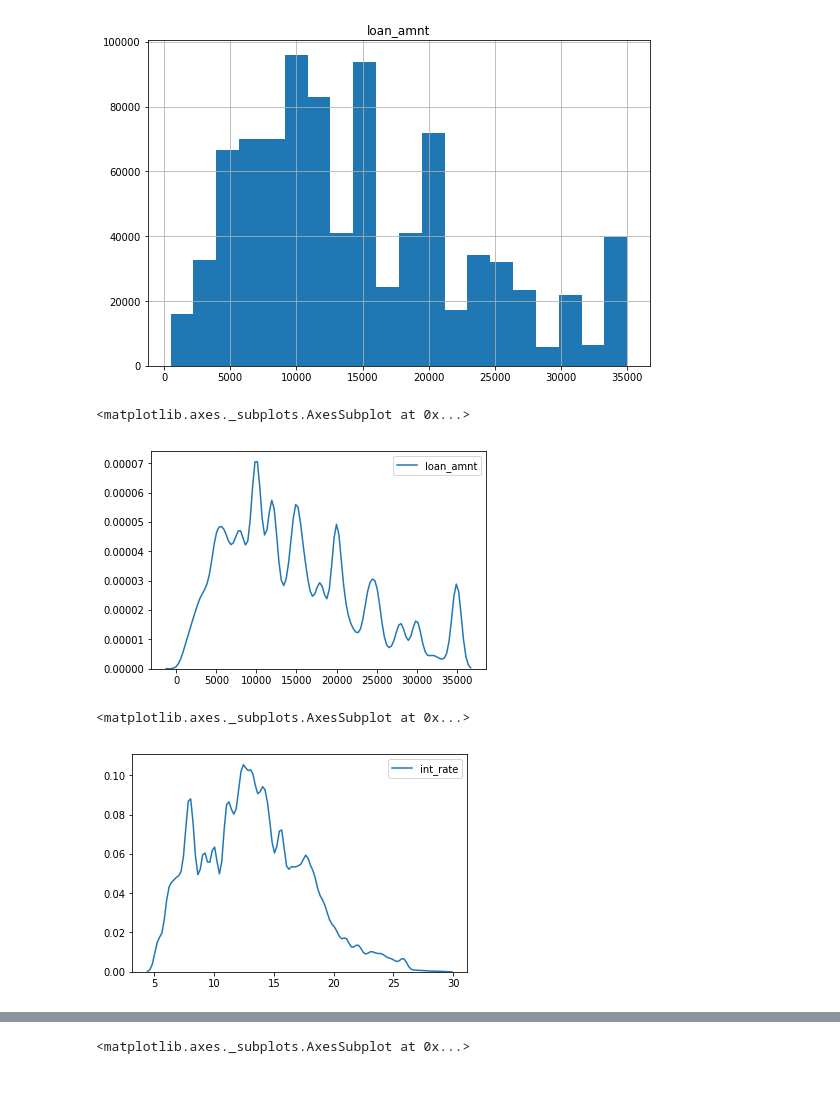
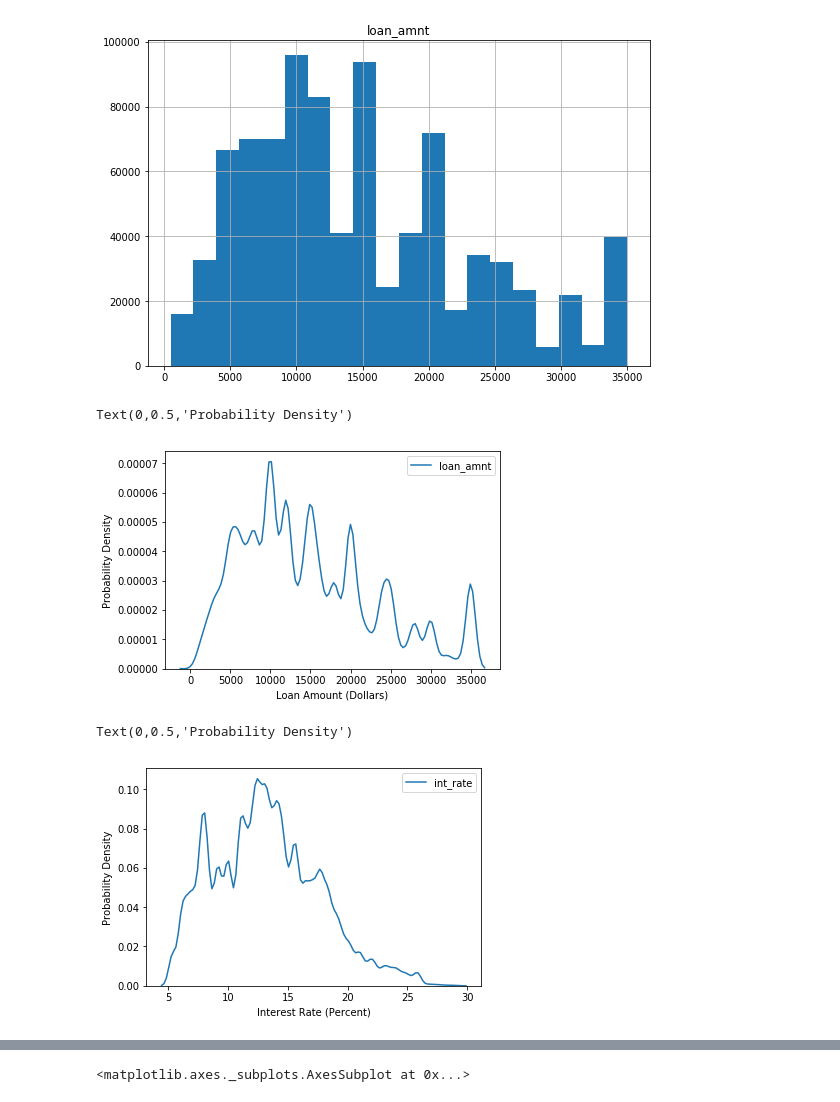
Before and after one commit to douglas-h-wood/LendingClubLoanDataFinal, a Jupyter notebook: LendingClubLoanDataFinal.ipynb, the cells around one changed output, grey strips where cells are left out. Cells and saved outputs as stored; diff of their text form; code cells hidden in the pictures.

```diff
--- a/LendingClubLoanDataFinal.ipynb
+++ b/LendingClubLoanDataFinal.ipynb
@@ -104,14 +104,18 @@ array([[<matplotlib.axes._subplots.AxesSubplot object at 0x...>]], dtype=object)
 [figure]
 # %%
 sns.kdeplot(loan['loan_amnt'])
+plt.xlabel('Loan Amount (Dollars)')
+plt.ylabel('Probability Density')
 # %% [output]
-<matplotlib.axes._subplots.AxesSubplot at 0x...>
+Text(0,0.5,'Probability Density')
-[figure, old version]
+[figure, new version]
 # %%
 sns.kdeplot(loan['int_rate'])
+plt.xlabel('Interest Rate (Percent)')
+plt.ylabel('Probability Density')
 # %% [output]
-<matplotlib.axes._subplots.AxesSubplot at 0x...>
+Text(0,0.5,'Probability Density')
-[figure, old version]
+[figure, new version]
 # %%
 loan.corr()
 # %% [output]
```
Also changed, not shown: parts of 21 cells of this notebook, 1 other file.
